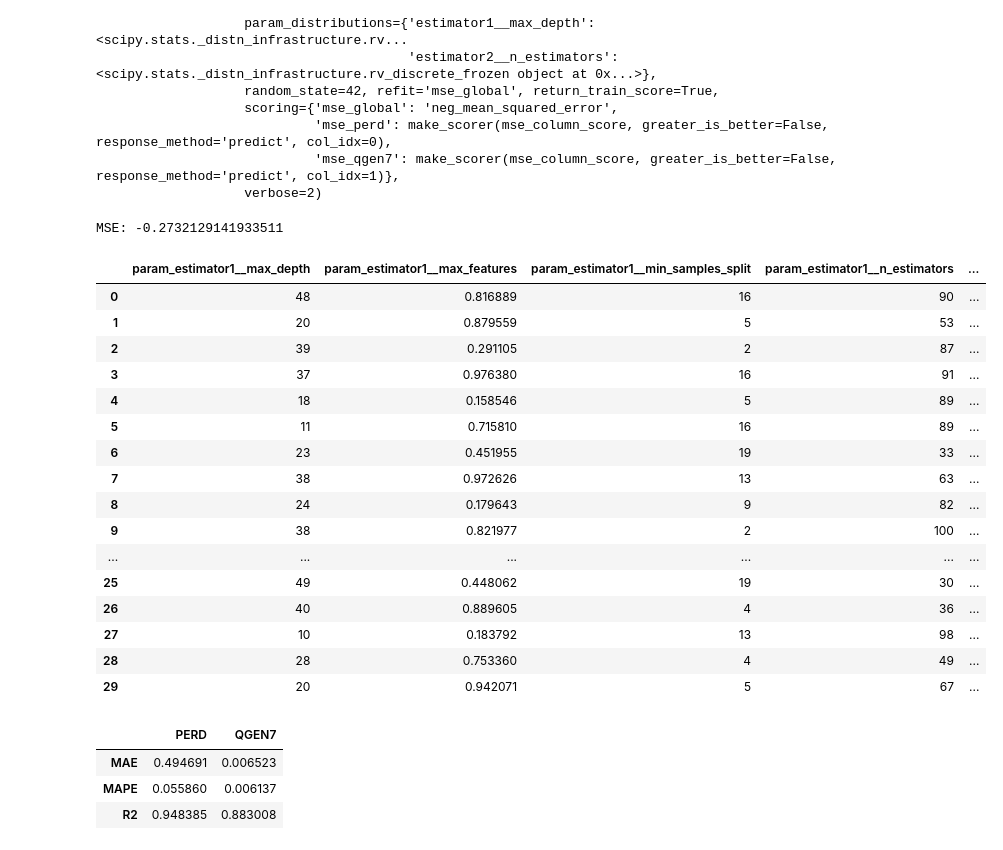
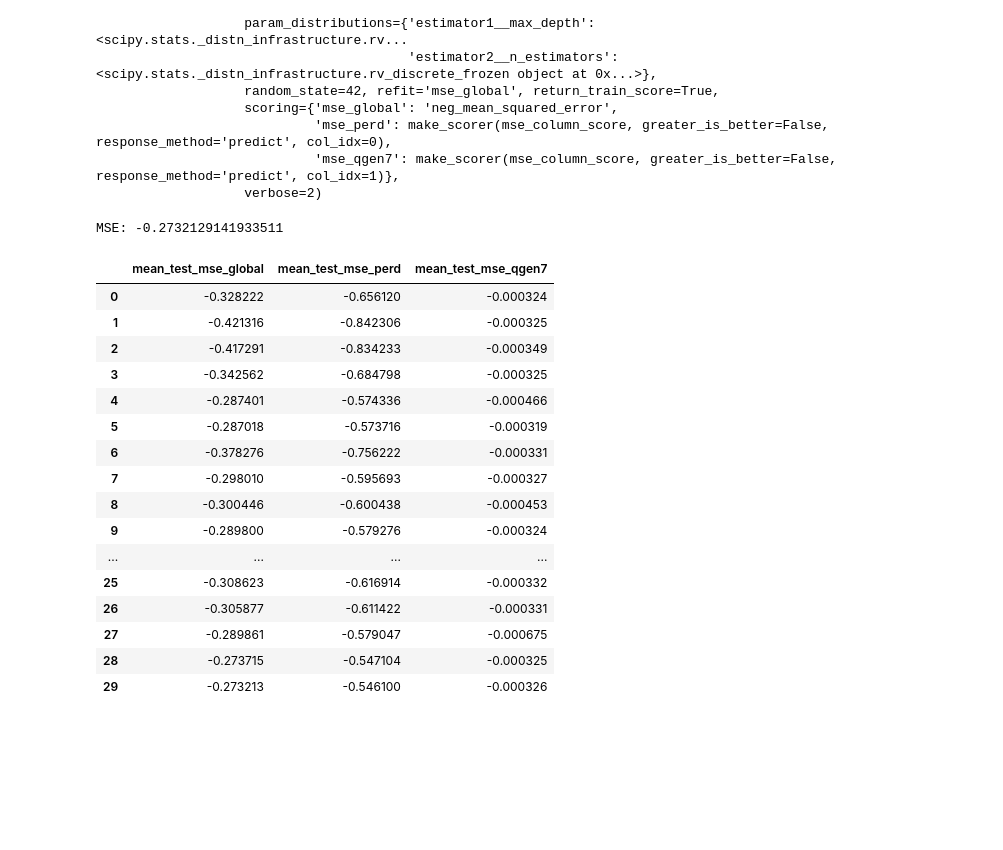
Before and after one commit to danilr16/TFG_Smart_Grids, a Jupyter notebook: Proyecto/entrenamiento/RandomForest/ESR_RandomForest_Train.ipynb, the cells around one changed output. Saved outputs shown, nothing was run; the diff lists cells and outputs as text; code cells hidden in the pictures; blank space fills up the shorter version.

Commit message:
Cleaned Code and Improve Evaluations

```diff
--- a/Proyecto/entrenamiento/RandomForest/ESR_RandomForest_Train.ipynb
+++ b/Proyecto/entrenamiento/RandomForest/ESR_RandomForest_Train.ipynb
@@ -68,40 +68,34 @@ RandomizedSearchCV(cv=TimeSeriesSplit(gap=0, max_train_size=None, n_splits=3, te
                             'mse_qgen7': make_scorer(mse_column_score, greater_is_better=False, response_method='predict', col_idx=1)},
                    verbose=2)
 # %%
+# PREDICCIONES DEL MEJOR MODELO CON VALORES DEL "FUTURO" X_TEST, YA QUE LO TRATAMOS COMO SERIE TEMPORAL
 best_random_model = random_search.best_estimator_
+random_predictions = best_random_model.predict(x_test)
 print('MSE: ' + str(random_search.best_score_))
 random_results = pd.DataFrame(random_search.cv_results_)
-random_results.loc[:, ['param_estimator1__max_depth', 'param_estimator1__max_features', 'param_estimator1__min_samples_split', 'param_estimator1__n_estimators', 'param_estimator2__max_depth', 'param_estimator2__max_features', 'param_estimator2__min_samples_split', 'param_estimator2__n_estimators', 'mean_test_mse_global', 'mean_test_mse_perd', 'mean_test_mse_qgen7']]
+random_results.loc[:, ['mean_test_mse_global', 'mean_test_mse_perd', 'mean_test_mse_qgen7']]
 # %% [output]
 MSE: -0.2732129141933511
-|  | param_estimator1__max_depth | param_estimator1__max_features | param_estimator1__min_samples_split | param_estimator1__n_estimators | ... |
-| 0 | 48 | 0.816889 | 16 | 90 | ... |
-| 1 | 20 | 0.879559 | 5 | 53 | ... |
-| 2 | 39 | 0.291105 | 2 | 87 | ... |
-| 3 | 37 | 0.976380 | 16 | 91 | ... |
-| 4 | 18 | 0.158546 | 5 | 89 | ... |
-| 5 | 11 | 0.715810 | 16 | 89 | ... |
-| 6 | 23 | 0.451955 | 19 | 33 | ... |
-| 7 | 38 | 0.972626 | 13 | 63 | ... |
-| 8 | 24 | 0.179643 | 9 | 82 | ... |
-| 9 | 38 | 0.821977 | 2 | 100 | ... |
-| ... | ... | ... | ... | ... | ... |
-| 25 | 49 | 0.448062 | 19 | 30 | ... |
-| 26 | 40 | 0.889605 | 4 | 36 | ... |
-| 27 | 10 | 0.183792 | 13 | 98 | ... |
-| 28 | 28 | 0.753360 | 4 | 49 | ... |
-| 29 | 20 | 0.942071 | 5 | 67 | ... |
+|  | mean_test_mse_global | mean_test_mse_perd | mean_test_mse_qgen7 |
+| 0 | -0.328222 | -0.656120 | -0.000324 |
+| 1 | -0.421316 | -0.842306 | -0.000325 |
+| 2 | -0.417291 | -0.834233 | -0.000349 |
+| 3 | -0.342562 | -0.684798 | -0.000325 |
+| 4 | -0.287401 | -0.574336 | -0.000466 |
+| 5 | -0.287018 | -0.573716 | -0.000319 |
+| 6 | -0.378276 | -0.756222 | -0.000331 |
+| 7 | -0.298010 | -0.595693 | -0.000327 |
+| 8 | -0.300446 | -0.600438 | -0.000453 |
+| 9 | -0.289800 | -0.579276 | -0.000324 |
+| ... | ... | ... | ... |
+| 25 | -0.308623 | -0.616914 | -0.000332 |
+| 26 | -0.305877 | -0.611422 | -0.000331 |
+| 27 | -0.289861 | -0.579047 | -0.000675 |
+| 28 | -0.273715 | -0.547104 | -0.000325 |
+| 29 | -0.273213 | -0.546100 | -0.000326 |
 # %%
-random_predictions = best_random_model.predict(x_test)
 random_MAE = mean_absolute_error(y_test, random_predictions, multioutput='raw_values')
+random_MAPE = mean_absolute_percentage_error(y_test, random_predictions, multioutput='raw_values')
 #DESPLAZAMIENTO PARA EVITAR DIVISIÓN POR VALORES CERCANO A 0. CONSECUENCIA: MAPE ALGO OPTIMISTA
-random_MAPE = mean_absolute_percentage_error(y_test + 1.0, random_predictions + 1.0, multioutput='raw_values')
+random_MAPE_shifted = mean_absolute_percentage_error(y_test + 1.0, random_predictions + 1.0, multioutput='raw_values')
 random_R2 = r2_score(y_test, random_predictions, multioutput='raw_values')
-random_data_score = np.vstack([random_MAE, random_MAPE, random_R2])
-evaluations = pd.DataFrame(random_data_score, columns=['PERD', 'QGEN7'], index=['MAE', 'MAPE', 'R2'])
-evaluations
-# %% [output]
-|  | PERD | QGEN7 |
-| MAE | 0.494691 | 0.006523 |
-| MAPE | 0.055860 | 0.006137 |
-| R2 | 0.948385 | 0.883008 |
```
Also changed, not shown: parts of 18 cells of this notebook, 22 other files.
